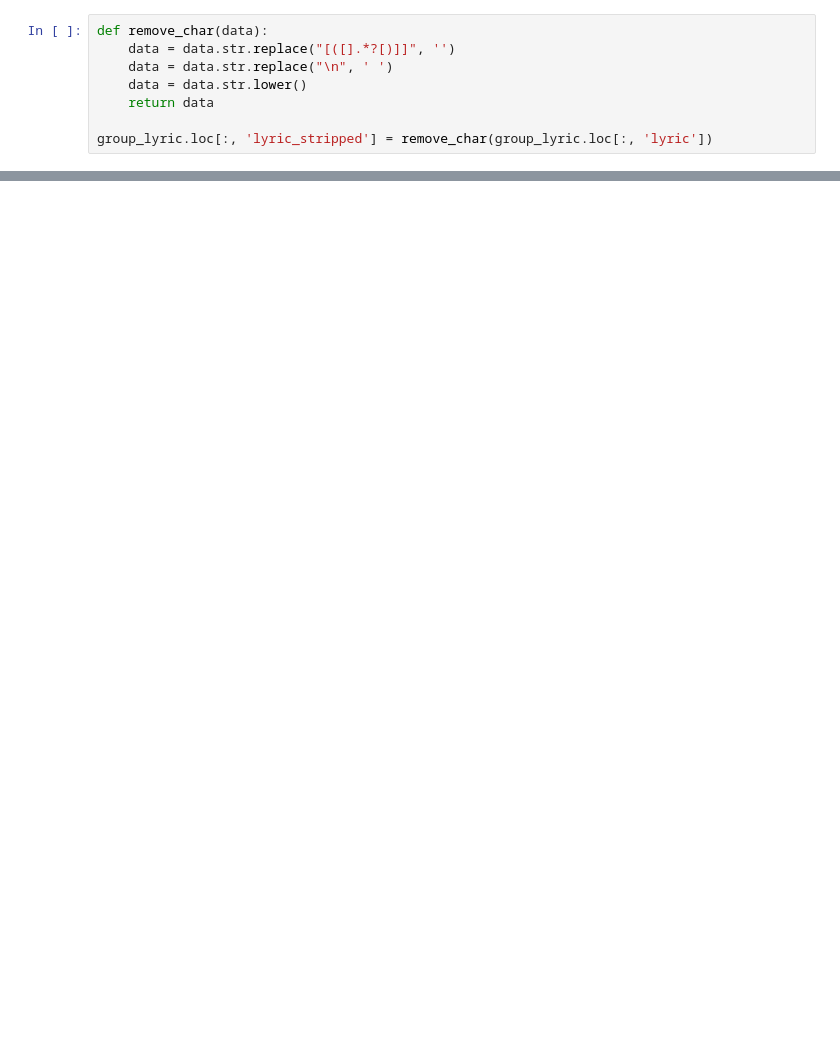
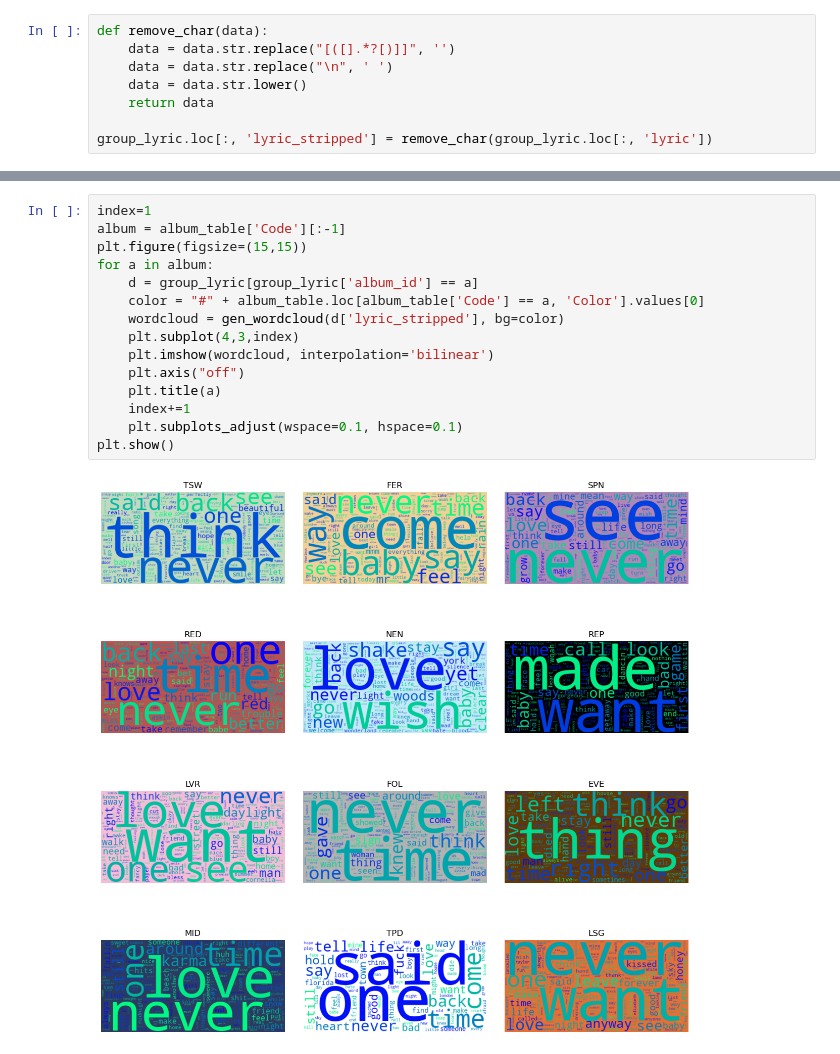
Before and after one commit to giorgiaquarta/SwiftLyrics_Analytics, a Jupyter notebook: swift_code.ipynb, the cells around one changed output, grey strips where cells are left out. Saved outputs shown, nothing was run; the diff lists cells and outputs as text; blank space fills up the shorter version.

```diff
--- a/swift_code.ipynb
+++ b/swift_code.ipynb
@@ -96,0 +141,17 @@ NameError: name 'WordCloud' is not defined
+# %%
+index=1
+album = album_table['Code'][:-1]
+plt.figure(figsize=(15,15))
+for a in album:
+    d = group_lyric[group_lyric['album_id'] == a]
+    color = "#" + album_table.loc[album_table['Code'] == a, 'Color'].values[0]
+    wordcloud = gen_wordcloud(d['lyric_stripped'], bg=color)
+    plt.subplot(4,3,index)
+    plt.imshow(wordcloud, interpolation='bilinear')
+    plt.axis("off")
+    plt.title(a)
+    index+=1
+    plt.subplots_adjust(wspace=0.1, hspace=0.1)
+plt.show()
+# %% [output]
+[figure, added]
```
Also changed, not shown: parts of 9 cells of this notebook.
